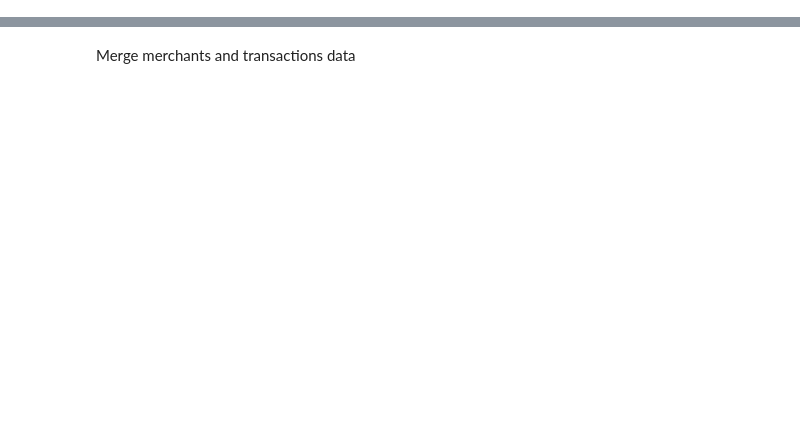
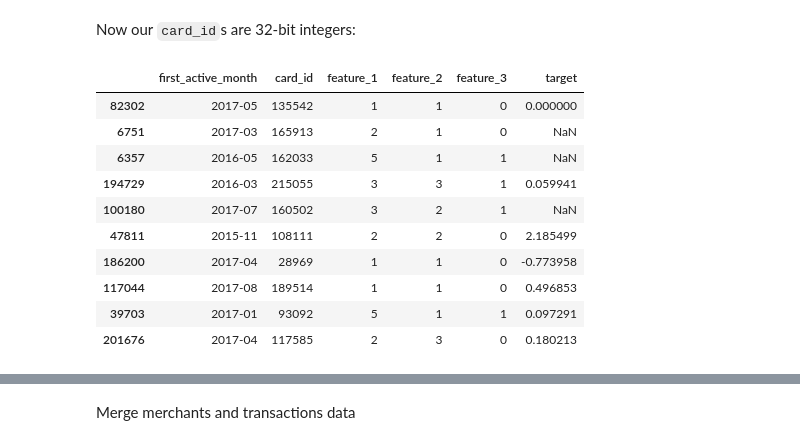
Before and after one commit to brendanhasz/thefantastic3-elo, a Jupyter notebook: Transactions_FeatureEngineering.ipynb, the cells around one changed output, grey strips where cells are left out. Drawn from its saved outputs; the diff is of its cells as text; code cells hidden in the pictures; blank space fills up the shorter version.

```diff
--- a/Transactions_FeatureEngineering.ipynb
+++ b/Transactions_FeatureEngineering.ipynb
@@ -91,0 +16,23 @@ merchants['most_recent_purchases_range'] = merchants['most_recent_purchases_rang
+# %%
+# Load just the card ids and target
+dtypes = {
+  'card_id':            'str',     # 201917 unique vals
+  'target':             'float32', # -33.22 thru ~18
+  'first_active_month': 'str',     # 2011-10 thru 2018-02
+  'feature_1':          'uint8',   # 1 thru 5
+  'feature_2':          'uint8',   # 1 thru 3
+  'feature_3':          'uint8',   # 0 and 1
+}
+train = pd.read_csv('../input/train.csv',
+                    usecols=dtypes.keys(),
+                    dtype=dtypes)
+del dtypes['target']
+test = pd.read_csv('../input/test.csv',
+                   usecols=dtypes.keys(),
+                   dtype=dtypes)
+
+# Add target col to test
+test['target'] = np.nan
+
+# Merge test and train
+cards = pd.concat([train, test])
@@ -91,0 +111,25 @@ merchants['most_recent_purchases_range'] = merchants['most_recent_purchases_rang
+# %%
+# Create a map from card_id to unique int
+card_id_map = dict(zip(
+    cards['card_id'].values,
+    cards['card_id'].astype('category').cat.codes.values
+))
+
+# Map the values
+cards['card_id'] = cards['card_id'].map(card_id_map).astype('uint32')
+# %% [markdown]
+Now our `card_id`s are 32-bit integers:
+# %%
+cards.sample(10)
+# %% [output]
+|  | first_active_month | card_id | feature_1 | feature_2 | feature_3 | target |
+| 82302 | 2017-05 | 135542 | 1 | 1 | 0 | 0.000000 |
+| 6751 | 2017-03 | 165913 | 2 | 1 | 0 | NaN |
+| 6357 | 2016-05 | 162033 | 5 | 1 | 1 | NaN |
+| 194729 | 2016-03 | 215055 | 3 | 3 | 1 | 0.059941 |
+| 100180 | 2017-07 | 160502 | 3 | 2 | 1 | NaN |
+| 47811 | 2015-11 | 108111 | 2 | 2 | 0 | 2.185499 |
+| 186200 | 2017-04 | 28969 | 1 | 1 | 0 | -0.773958 |
+| 117044 | 2017-08 | 189514 | 1 | 1 | 0 | 0.496853 |
+| 39703 | 2017-01 | 93092 | 5 | 1 | 1 | 0.097291 |
+| 201676 | 2017-04 | 117585 | 2 | 3 | 0 | 0.180213 |
```
Also changed, not shown: parts of 60 cells of this notebook.
